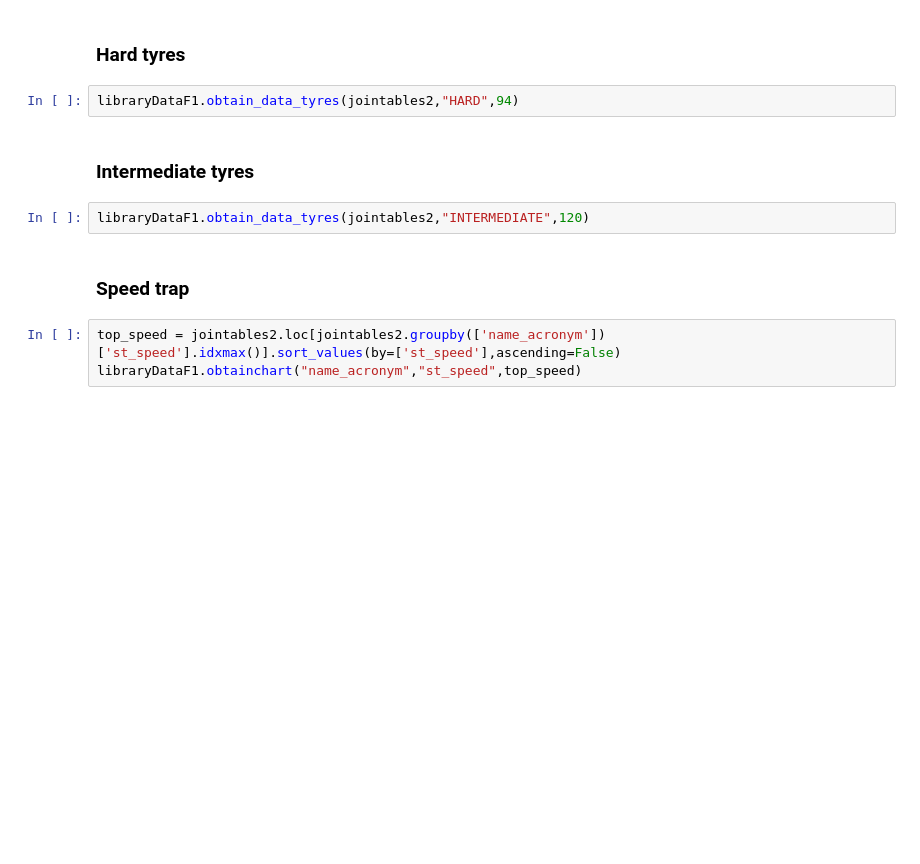
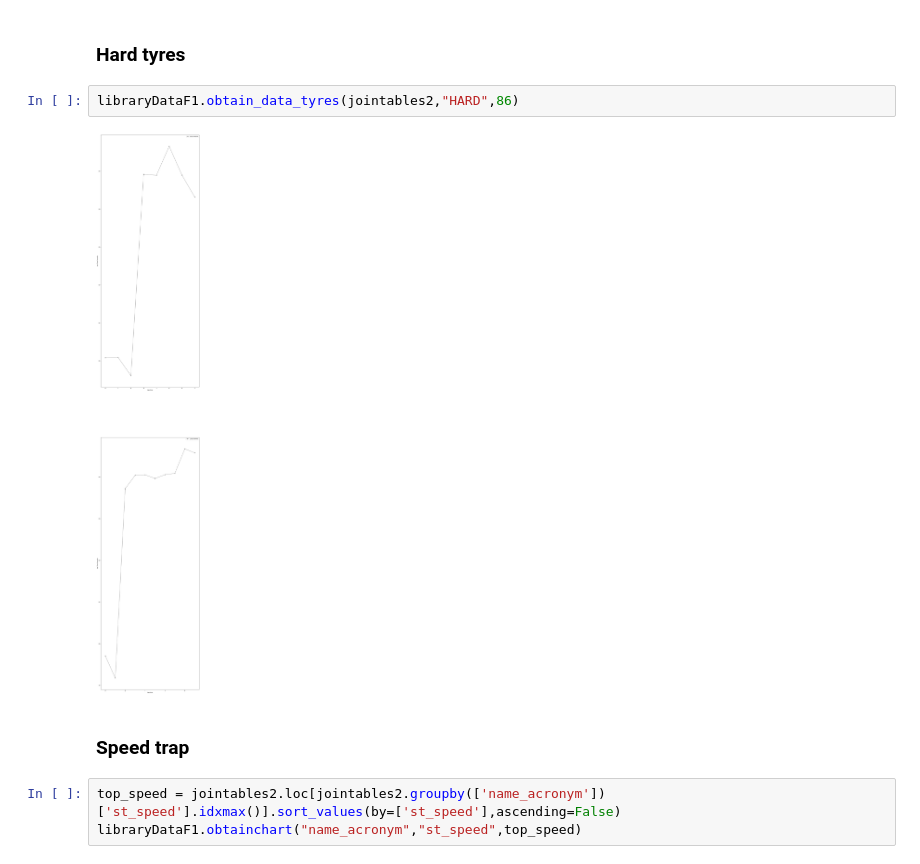
Before and after one commit to frankdelpiero/F1_notebooks, a Jupyter notebook: F1_24/Hungary_Recap.ipynb, the cells around one changed output. Cells and saved outputs as stored; diff of their text form; blank space fills up the shorter version.

```diff
--- a/F1_24/Hungary_Recap.ipynb
+++ b/F1_24/Hungary_Recap.ipynb
@@ -1015,11 +1034,9 @@ libraryDataF1.obtain_data_tyres(jointables2,"SOFT",94)
 # %% [markdown]
 ### Hard tyres
 # %%
-libraryDataF1.obtain_data_tyres(jointables2,"HARD",94)
+libraryDataF1.obtain_data_tyres(jointables2,"HARD",86)
+# %% [output]
+[figure, added]
-# %% [markdown]
-### Intermediate tyres
-# %%
-libraryDataF1.obtain_data_tyres(jointables2,"INTERMEDIATE",120)
 # %% [markdown]
 ### Speed trap
 # %%
```
Also changed, not shown: parts of 49 cells of this notebook.
